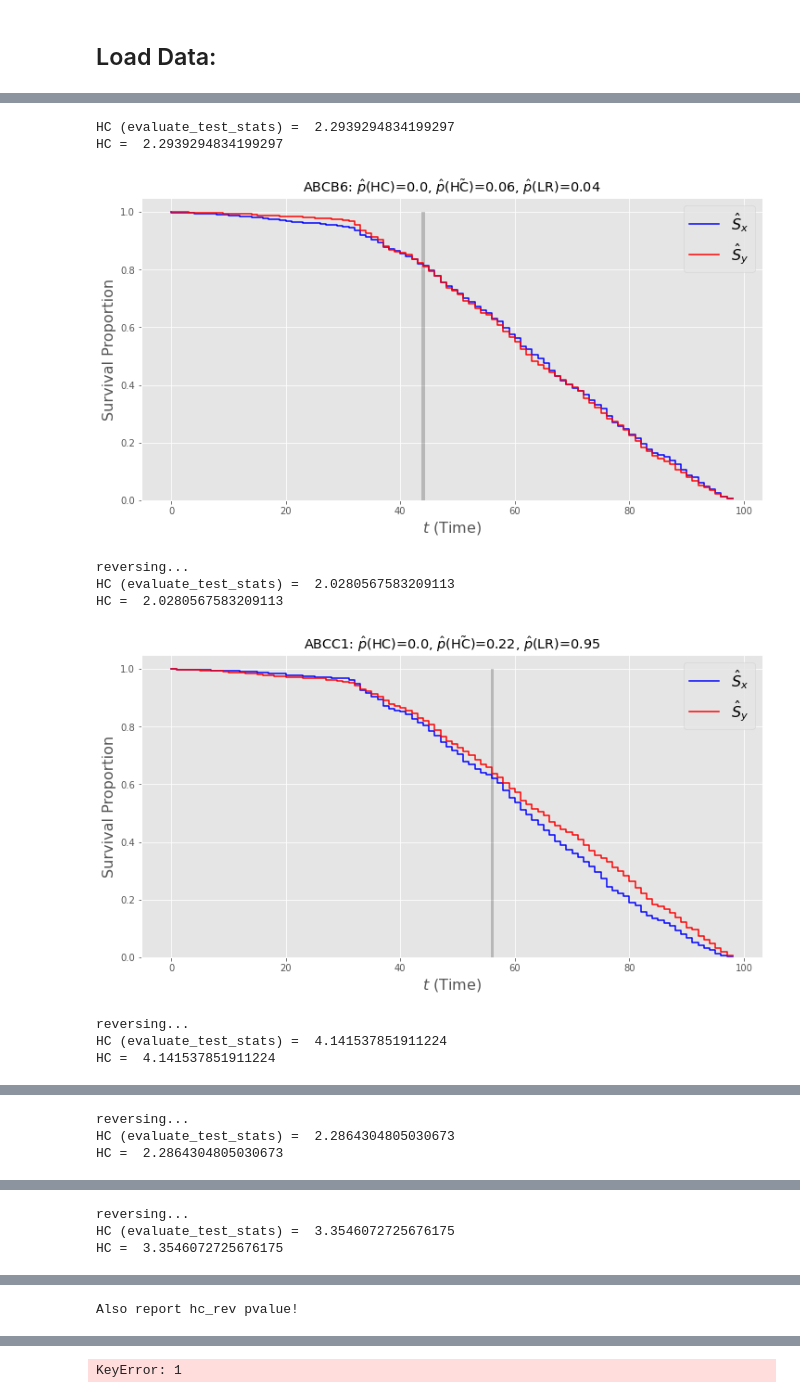
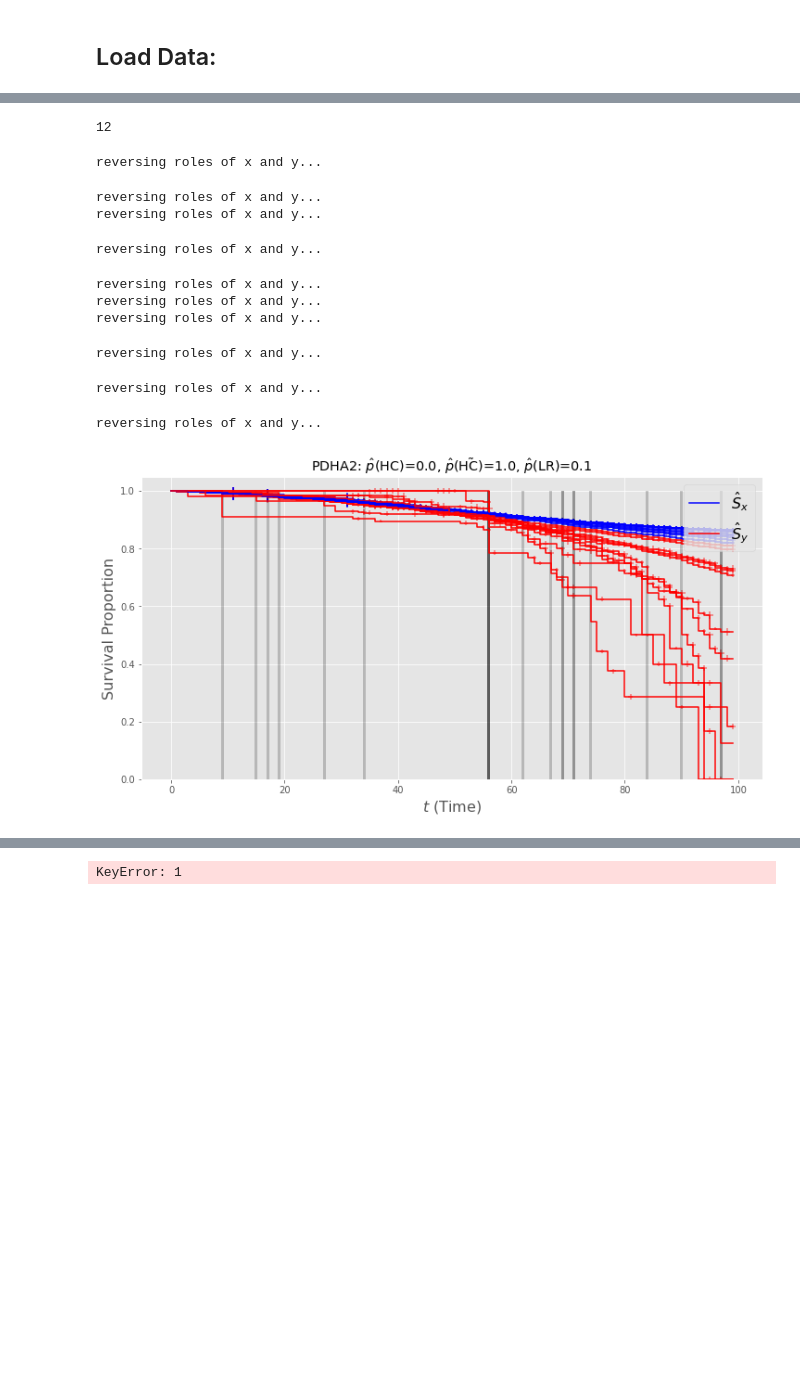
Before and after one commit to alonkipnis/HCHG, a Jupyter notebook: survival_real_data.ipynb, the cells around one changed output, grey strips where cells are left out. Saved outputs shown, nothing was run; the diff lists cells and outputs as text; code cells hidden in the pictures; blank space fills up the shorter version.

Commit message:
fixed real survival data arrangment issues

```diff
--- a/survival_real_data.ipynb
+++ b/survival_real_data.ipynb
@@ -676,0 +359,4 @@ AttributeError: 'DataFrame' object has no attribute 'hc_greater'
+# %%
+T = 100
+stbl = True
+res = pd.read_csv(f"results/SCNAB_{stbl}_T{T}.csv")
@@ -677,6 +399,19 @@ AttributeError: 'DataFrame' object has no attribute 'hc_greater'
+# %%
+res['log_rank_pval'] = [empirical_pval(v, 'log_rank_greater', df0) for v in res['log_rank_greater'].values]
+res['log_rank_rev_pval'] = [empirical_pval(v, 'log_rank_greater_rev', df0) for v in res['log_rank_greater_rev'].values]
+res['hc_greater_pval'] = [empirical_pval(v, 'hc_greater', df0) for v in res['hc_greater'].values]
+res['hc_greater_rev_pval'] = [empirical_pval(v, 'hc_greater_rev', df0) for v in res['hc_greater_rev'].values]
+res['hc_pval'] = np.minimum(res['hc_greater_pval'], res['hc_greater_rev_pval'])
+res['log_rank_pval'] = np.minimum(res['log_rank_pval'], res['log_rank_rev_pval'])
+res['l-ratio'] = res['hc_pval'] / res['log_rank_pval']
+# %%
+resi = res[log_rank_0 & hc_1].sort_values('l-ratio').filter(['name', 'hc_greater', 'hc_greater_rev',
+                                            'log_rank_greater', 'log_rank_greater_rev',
+                                            'hc_pval', 'log_rank_pval', 'l-ratio'
+                                           ])
+len(resi)
+# %% [output]
+12
 # %%
 remote_dir = "/Users/kipnisal/Dropbox/Apps/Overleaf/Survival Analysis with Sensitivity to Possible Rare and Weak Differences/Figs/"
-# %%
-def empirical_pval(x, stat_name, df0):
-    return np.mean(df0[stat_name].values >= x)
 # %%
@@ -810,21 +498,21 @@ def illustrate_survival_curve(df, gene_name, T):
 # %%
 plt.rcParams['figure.figsize'] =  [12, 6]
 
-for r in resi.head(5).iterrows():
+ls_rep = []
+for r in resi.iterrows():
     gene_name = r[1]['name']
-    illustrate_survival_curve(df, gene_name, T)
-    plt.show()
-
-# HERE!!
-print("Also report hc_rev pvalue!" )
+    dfp, dfg = illustrate_survival_curve(df, gene_name, T, stbl=True)
+    if len(dfp) > 2:
+        ls_rep += [r[1]['name']]
 # %% [output]
-HC (evaluate_test_stats) =  2.2939294834199297
-HC =  2.2939294834199297
+reversing roles of x and y...
+reversing roles of x and y...
+reversing roles of x and y...
+reversing roles of x and y...
+reversing roles of x and y...
+reversing roles of x and y...
+reversing roles of x and y...
+reversing roles of x and y...
+reversing roles of x and y...
+reversing roles of x and y...
-[figure, old version]
+[figure, new version]
-reversing...
-HC (evaluate_test_stats) =  2.0280567583209113
-HC =  2.0280567583209113
-[figure, removed]
-reversing...
-HC (evaluate_test_stats) =  4.141537851911224
-HC =  4.141537851911224
@@ -832,3 +518,0 @@ HC =  4.141537851911224
-reversing...
-HC (evaluate_test_stats) =  2.2864304805030673
-HC =  2.2864304805030673
@@ -836,3 +518,0 @@ HC =  2.2864304805030673
-reversing...
-HC (evaluate_test_stats) =  3.3546072725676175
-HC =  3.3546072725676175
@@ -840 +518,0 @@ HC =  3.3546072725676175
-Also report hc_rev pvalue!
```
Also changed, not shown: parts of 56 cells of this notebook, 6 other files.
